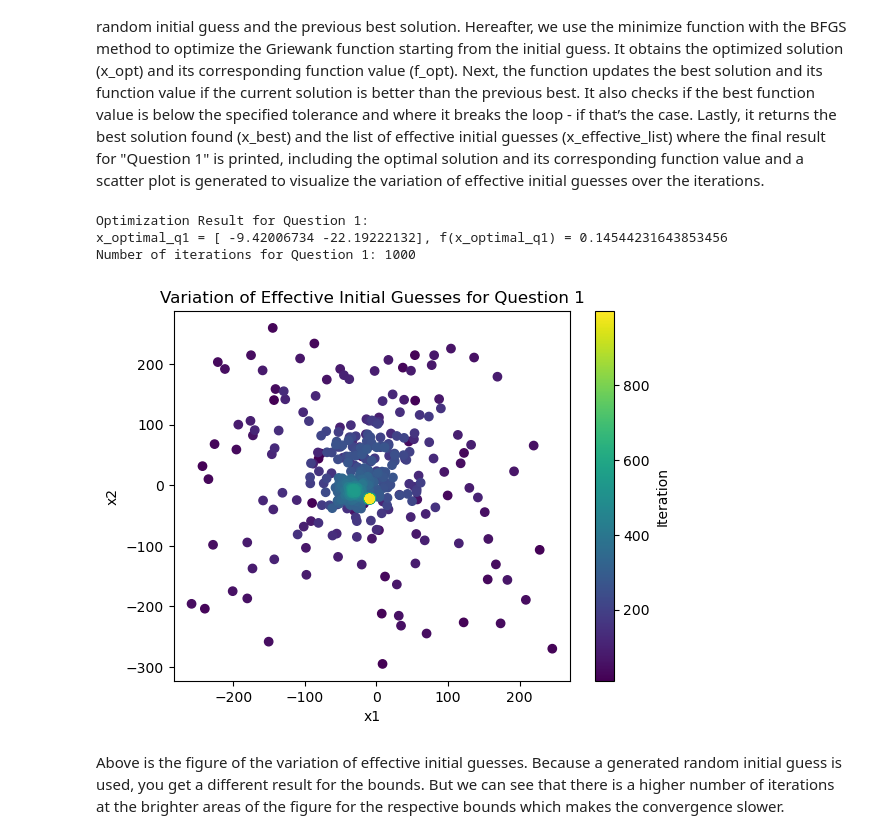
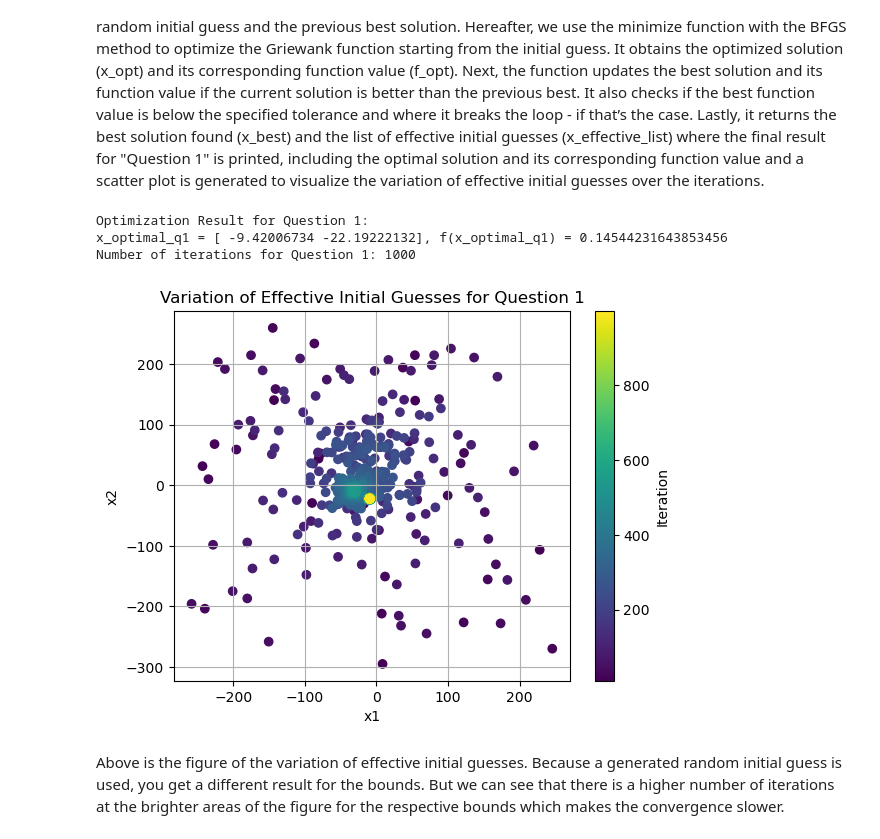
Before and after one commit to NumEconCopenhagen/projects-2023-kscd, a Jupyter notebook: Exam project/Exam-2023-notebook.ipynb, the cells around one changed output. Drawn from its saved outputs; the diff is of its cells as text; code cells hidden in the pictures.

```diff
--- a/Exam project/Exam-2023-notebook.ipynb
+++ b/Exam project/Exam-2023-notebook.ipynb
@@ -830,34 +830,35 @@ def refined_global_optimizer(bounds, tolerance, K_warmup, K_max):
 bounds_q1 = [-600, 600]
 tolerance_q1 = 1e-8
 K_warmup_q1 = 10
 K_max_q1 = 1000
 
 # Run the refined global optimizer for Question 1
 x_optimal_q1, x_effective_list_q1 = refined_global_optimizer(bounds_q1, tolerance_q1, K_warmup_q1, K_max_q1)
 
 # Print the final result for Question 1
 print("Optimization Result for Question 1:")
 print(f"x_optimal_q1 = {x_optimal_q1}, f(x_optimal_q1) = {griewank(x_optimal_q1)}")
 print("Number of iterations for Question 1:", K_max_q1)
 
 # Plot the variation of effective initial guesses for Question 1
 iterations_q1 = range(K_warmup_q1, K_max_q1)
 x_effective_array_q1 = np.array(x_effective_list_q1)
 x1_effective_q1 = x_effective_array_q1[:, 0]
 x2_effective_q1 = x_effective_array_q1[:, 1]
 
 plt.scatter(x1_effective_q1, x2_effective_q1, c=iterations_q1, cmap='viridis')
 plt.colorbar(label='Iteration')
 plt.xlabel('x1')
 plt.ylabel('x2')
+plt.grid(True)
 plt.title('Variation of Effective Initial Guesses for Question 1')
 
 plt.show()
 # %% [output]
 Optimization Result for Question 1:
 x_optimal_q1 = [ -9.42006734 -22.19222132], f(x_optimal_q1) = 0.14544231643853456
 Number of iterations for Question 1: 1000
-[figure, old version]
+[figure, new version]
 # %% [markdown]
 Above is the figure of the variation of effective initial guesses. Because a generated random initial guess is used, you get a different result for the bounds. But we can see that there is a higher number of iterations at the brighter areas of the figure for the respective bounds which makes the convergence slower.
 # %% [markdown]
```
Also changed, not shown: parts of 1 cell of this notebook, 2 other files.
